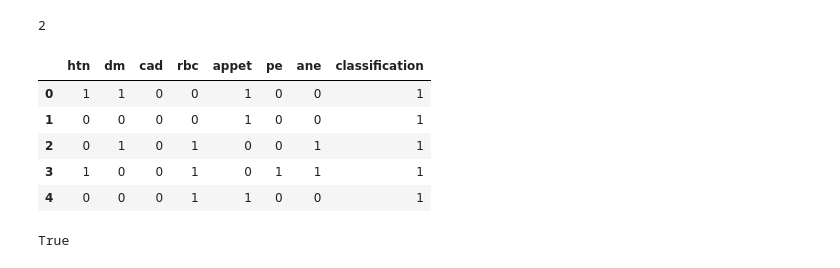
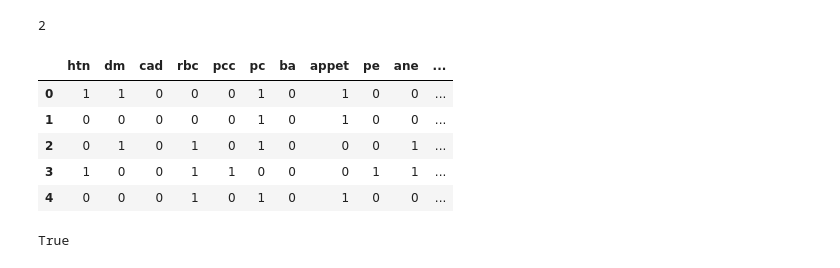
Before and after one commit to AbdulHannan1200/chronic-kidney-disease, a Jupyter notebook: kidney.ipynb, the cells around one changed output. Cells and saved outputs as stored; diff of their text form; code cells hidden in the pictures.

```diff
--- a/kidney.ipynb
+++ b/kidney.ipynb
@@ -53,7 +53,6 @@ df['rbc'] = (df['rbc'] == 'normal').astype(int)
 df['pc'] = (df['pc'] == 'normal').astype(int)
 df['pcc'] = (df['pcc'] == 'present').astype(int)
 df['ba'] = (df['ba'] == 'present').astype(int)
-df['pcc'] = (df['pcc'] == 'present').astype(int)
 # %%
 df['htn'] = (df['htn'] == 'yes').astype(int)
 df['dm'] = (df['dm'] == 'yes').astype(int)
@@ -63,15 +62,15 @@ df['ane'] = (df['ane'] == 'yes').astype(int)
 df['appet'] = (df['appet'] == 'good').astype(int)
 df['classification'] = (df['classification'] == 'ckd').astype(int)
 # %%
-df[['htn','dm', 'cad','rbc',
+df[['htn','dm', 'cad','rbc','pcc','pc','ba',
        'appet', 'pe', 'ane','classification']].head()
 # %% [output]
-|  | htn | dm | cad | rbc | appet | pe | ane | classification |
-| 0 | 1 | 1 | 0 | 0 | 1 | 0 | 0 | 1 |
-| 1 | 0 | 0 | 0 | 0 | 1 | 0 | 0 | 1 |
-| 2 | 0 | 1 | 0 | 1 | 0 | 0 | 1 | 1 |
-| 3 | 1 | 0 | 0 | 1 | 0 | 1 | 1 | 1 |
-| 4 | 0 | 0 | 0 | 1 | 1 | 0 | 0 | 1 |
+|  | htn | dm | cad | rbc | pcc | pc | ba | appet | pe | ane | ... |
+| 0 | 1 | 1 | 0 | 0 | 0 | 1 | 0 | 1 | 0 | 0 | ... |
+| 1 | 0 | 0 | 0 | 0 | 0 | 1 | 0 | 1 | 0 | 0 | ... |
+| 2 | 0 | 1 | 0 | 1 | 0 | 1 | 0 | 0 | 0 | 1 | ... |
+| 3 | 1 | 0 | 0 | 1 | 1 | 0 | 0 | 0 | 1 | 1 | ... |
+| 4 | 0 | 0 | 0 | 1 | 0 | 1 | 0 | 1 | 0 | 0 | ... |
 # %%
 print(df.isnull().values.any())
 # %% [output]
```
Also changed, not shown: parts of 107 cells of this notebook.
